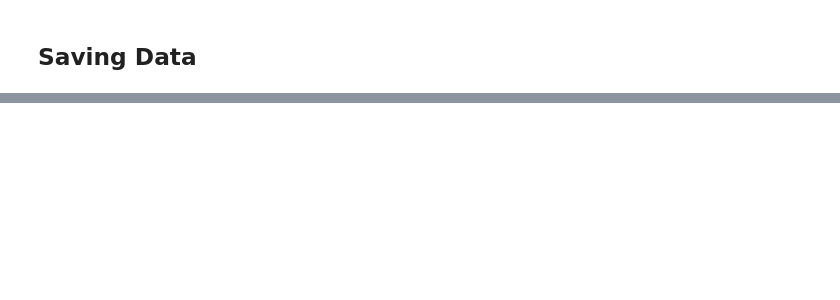
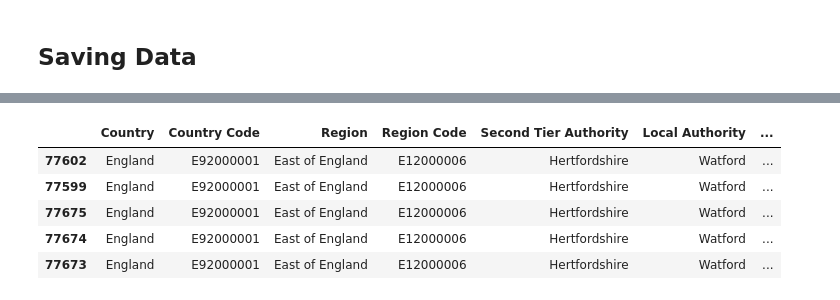
Before and after one commit to horsada/Spatial_Finance_Transport, a Jupyter notebook: dataAPI/GHGEmissionsAPI.ipynb, the cells around one changed output, grey strips where cells are left out. Saved outputs shown, nothing was run; the diff lists cells and outputs as text; code cells hidden in the pictures; blank space fills up the shorter version.

```diff
--- a/dataAPI/GHGEmissionsAPI.ipynb
+++ b/dataAPI/GHGEmissionsAPI.ipynb
@@ -168,0 +185,26 @@ df_features.head()
+# %%
+city_regions = ['City of London', 'Kensington and Chelsea', 'Islington', 'Hammersmith and Fulham',
+                'Hackney', 'Tower Hamlets', 'Camden', 'Westminster', 'Lambeth', 'Haringey', 'Southwark', 'Wandsworth',
+                'Lewisham', 'Merton', 'Barking and Dagenham', 'Newham', 'Waltham Forest', 'Brent', 'Greenwich',
+                'Harrow', 'Ealing', 'Redbridge']
+
+no_motorways = ['Oadby and Wigston', 'Gosport', 'Isles of Scilly', 'Hastings', 'Tamworth', 'Worthing', 'Epsom and Ewell', 'Lincoln', 'Kingston upon Thames',
+                'Ipswich', 'Norwich', 'Gloucester', 'Adur', 'Sutton', 'Oxford', 'Cheltenham', 'Broxbourne', 'Redditch', 'Middlesbrough',
+                'Richmond upon Thames']
+
+only_junctions = ['Reading', 'Blackpool']
+
+two_motorways = ['Spelthorne']
+
+df_smallest_areas = df_smallest_areas[~df_smallest_areas['Local Authority'].isin(city_regions)]
+df_smallest_areas = df_smallest_areas[~df_smallest_areas['Local Authority'].isin(no_motorways)]
+df_smallest_areas = df_smallest_areas[~df_smallest_areas['Local Authority'].isin(only_junctions)]
+df_smallest_areas = df_smallest_areas[~df_smallest_areas['Local Authority'].isin(two_motorways)]
+df_smallest_areas.head()
+# %% [output]
+|  | Country | Country Code | Region | Region Code | Second Tier Authority | Local Authority | ... |
+| 77602 | England | E92000001 | East of England | E12000006 | Hertfordshire | Watford | ... |
+| 77599 | England | E92000001 | East of England | E12000006 | Hertfordshire | Watford | ... |
+| 77675 | England | E92000001 | East of England | E12000006 | Hertfordshire | Watford | ... |
+| 77674 | England | E92000001 | East of England | E12000006 | Hertfordshire | Watford | ... |
+| 77673 | England | E92000001 | East of England | E12000006 | Hertfordshire | Watford | ... |
```
Also changed, not shown: parts of 9 cells of this notebook.
